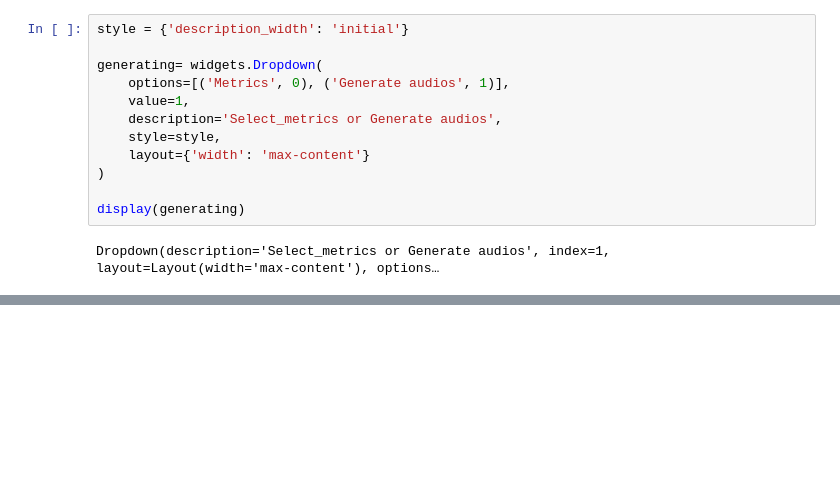
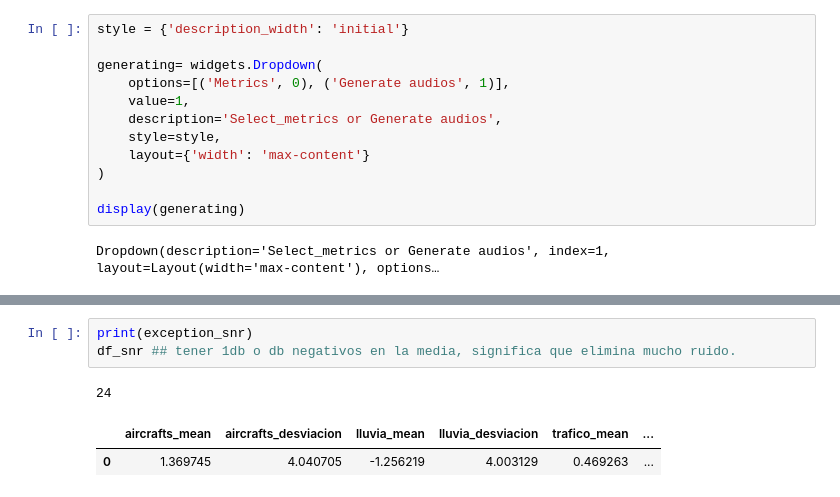
Before and after one commit to ufvceiec/Background-noise-evaluation, a Jupyter notebook: Code/Building_model_MEL/MEL_model_load_VAE.ipynb, the cells around one changed output, grey strips where cells are left out. Cells and saved outputs as stored; diff of their text form; blank space fills up the shorter version.

```diff
--- a/Code/Building_model_MEL/MEL_model_load_VAE.ipynb
+++ b/Code/Building_model_MEL/MEL_model_load_VAE.ipynb
@@ -139,0 +248,7 @@ else:
+# %%
+print(exception_snr)
+df_snr ## tener 1db o db negativos en la media, significa que elimina mucho ruido.
+# %% [output]
+24
+|  | aircrafts_mean | aircrafts_desviacion | lluvia_mean | lluvia_desviacion | trafico_mean | ... |
+| 0 | 1.369745 | 4.040705 | -1.256219 | 4.003129 | 0.469263 | ... |
```
Also changed, not shown: parts of 6 cells of this notebook, 2 other files.
